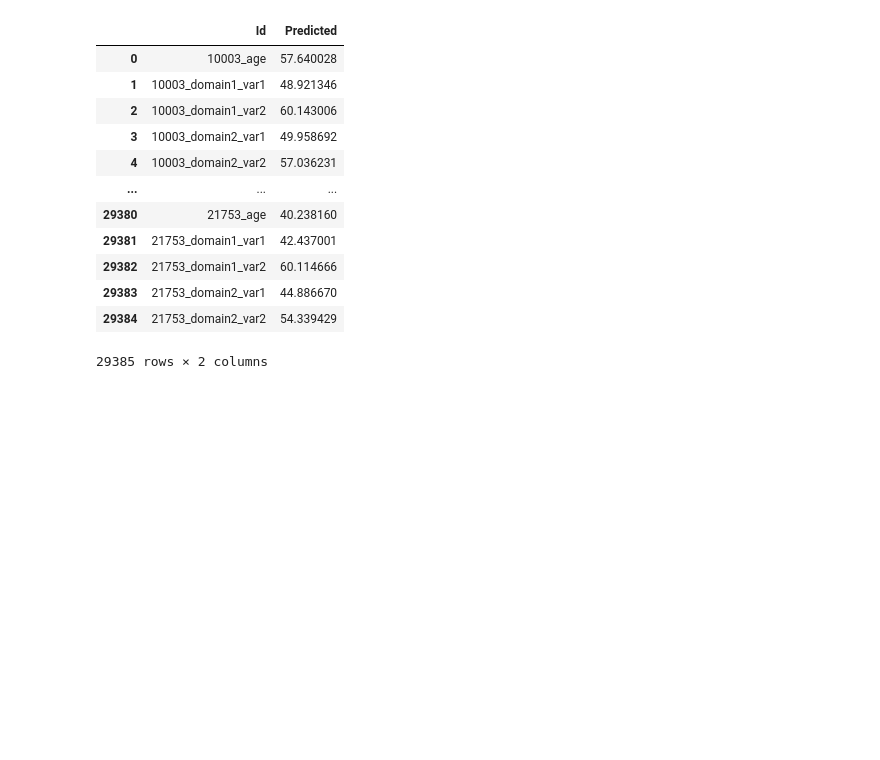
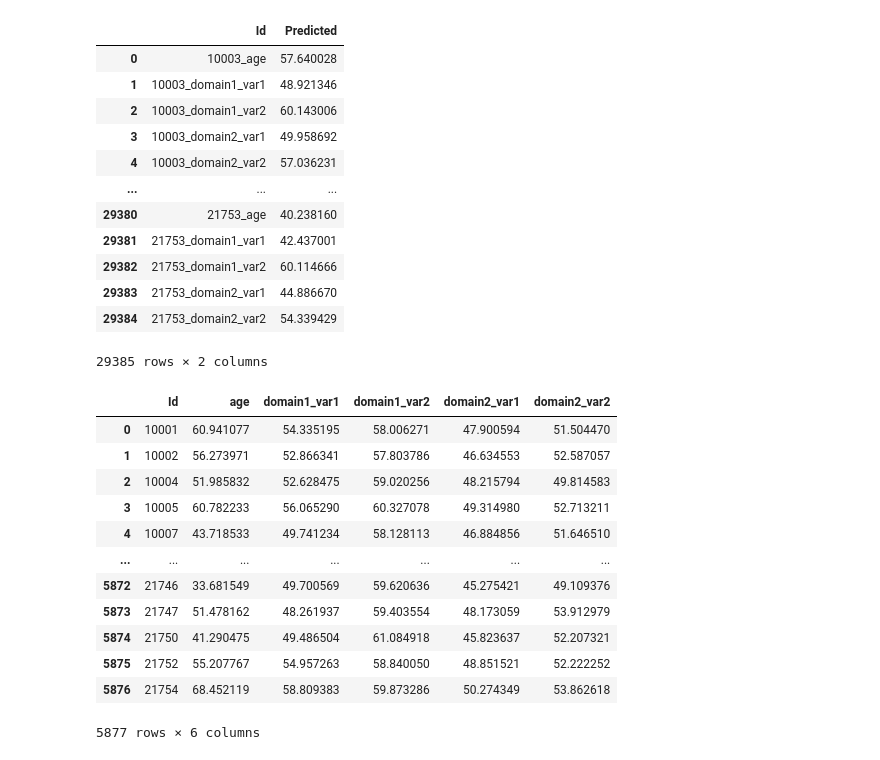
Before and after one commit to ibkuroyagi/trends-images, a Jupyter notebook: working/test_check.ipynb, the cells around one changed output. Cells and saved outputs as stored; diff of their text form; code cells hidden in the pictures; blank space fills up the shorter version.

```diff
--- a/working/test_check.ipynb
+++ b/working/test_check.ipynb
@@ -48,7 +48,8 @@ df.describe()
 fold = 0
 file_No = 0
 test_df = pd.DataFrame(np.zeros((5877, 5)), columns=config.target)
-val_df = pd.DataFrame(np.zeros((5877, 5)), columns=config.target)
+val_df = pd.DataFrame(np.zeros((5877, 6)), columns=["Id"] + config.target)
+val_df["Id"] = df["Id"]
 for target_id in range(5):
     # fname = f"output/test_{config.target[target_id]}fold{fold}_No{file_No}.csv"
     fname = f"ridge_results/pred_{config.target[target_id]}_No{file_No}_CV.csv"
@@ -56,6 +57,8 @@ for target_id in range(5):
     test_df[config.target[target_id]] = pd.read_csv(fname)[config.target[target_id]+"_pred"]
     val_fname = f"ridge_results/val_{config.target[target_id]}_No{file_No}_CV.csv"
     val_df[config.target[target_id]] = pd.read_csv(val_fname)[config.target[target_id]+"_pred"]
+submission_file = f'ensemble/valid_{r_type}_No{file_No}.csv'
+val_df.to_csv(submission_file, index=False)
 test_df.describe()
 # %% [output]
 ridge_results/pred_age_No0_CV.csv
@@ -148,0 +155,16 @@ submission/submission_ridge_No0.csv
+# %%
+val_df
+# %% [output]
+|  | Id | age | domain1_var1 | domain1_var2 | domain2_var1 | domain2_var2 |
+| 0 | 10001 | 60.941077 | 54.335195 | 58.006271 | 47.900594 | 51.504470 |
+| 1 | 10002 | 56.273971 | 52.866341 | 57.803786 | 46.634553 | 52.587057 |
+| 2 | 10004 | 51.985832 | 52.628475 | 59.020256 | 48.215794 | 49.814583 |
+| 3 | 10005 | 60.782233 | 56.065290 | 60.327078 | 49.314980 | 52.713211 |
+| 4 | 10007 | 43.718533 | 49.741234 | 58.128113 | 46.884856 | 51.646510 |
+| ... | ... | ... | ... | ... | ... | ... |
+| 5872 | 21746 | 33.681549 | 49.700569 | 59.620636 | 45.275421 | 49.109376 |
+| 5873 | 21747 | 51.478162 | 48.261937 | 59.403554 | 48.173059 | 53.912979 |
+| 5874 | 21750 | 41.290475 | 49.486504 | 61.084918 | 45.823637 | 52.207321 |
+| 5875 | 21752 | 55.207767 | 54.957263 | 58.840050 | 48.851521 | 52.222252 |
+| 5876 | 21754 | 68.452119 | 58.809383 | 59.873286 | 50.274349 | 53.862618 |
+5877 rows × 6 columns
```
Also changed, not shown: parts of 2 cells of this notebook, 1 other file.
